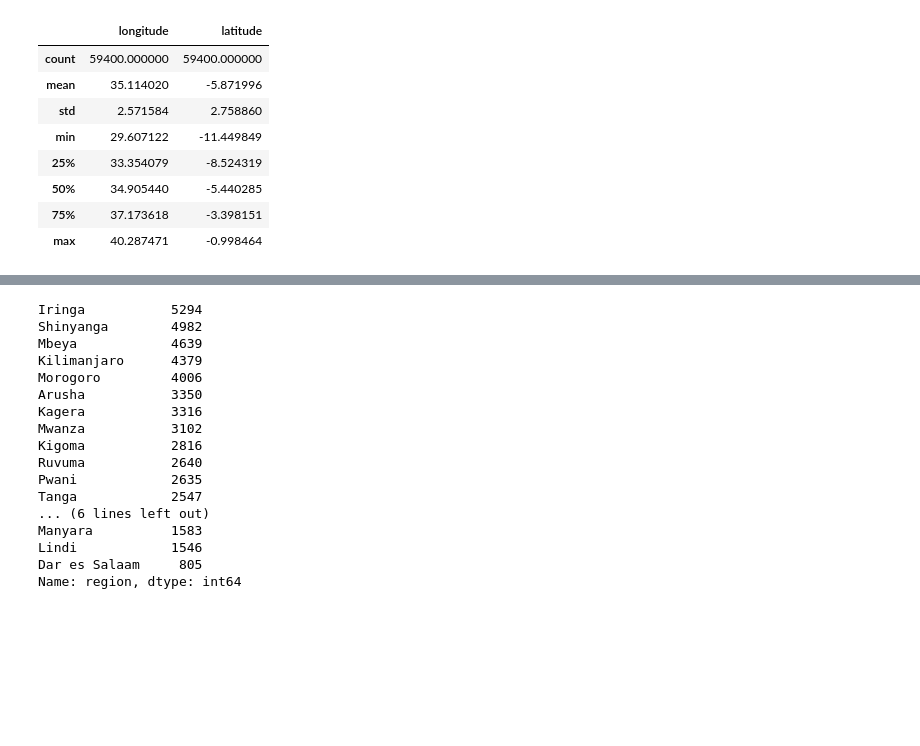
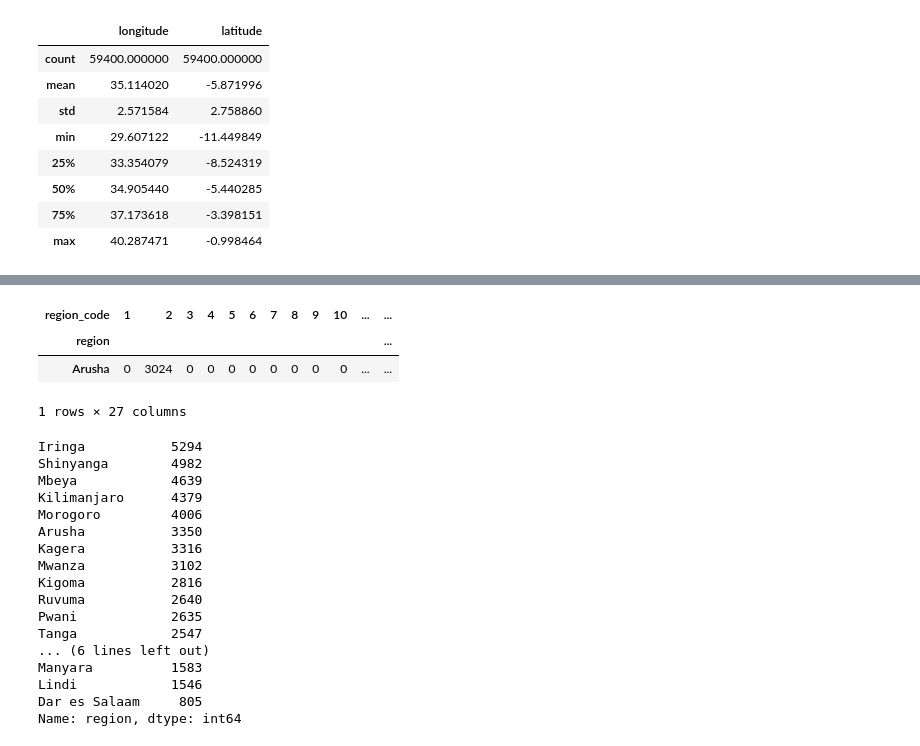
Before and after one commit to JannaW0402/Pump-it-Up, a Jupyter notebook: 869janna.ipynb, the cells around one changed output, grey strips where cells are left out. Cells and saved outputs as stored; diff of their text form; code cells hidden in the pictures; blank space fills up the shorter version.

```diff
--- a/869janna.ipynb
+++ b/869janna.ipynb
@@ -172,3 +126,12 @@ Name: region_code, dtype: int64
+# %%
+#Standerise
+df = Train.pivot_table('id','region','region_code',aggfunc='count').fillna(0).astype(int)
+df.iloc[0:1,0:27]
+# %% [output]
+| region_code | 1 | 2 | 3 | 4 | 5 | 6 | 7 | 8 | 9 | 10 | ... | ... |
+| region |  |  |  |  |  |  |  |  |  |  |  | ... |
+| Arusha | 0 | 3024 | 0 | 0 | 0 | 0 | 0 | 0 | 0 | 0 | ... | ... |
+1 rows × 27 columns
 # %%
 Train['region'].value_counts()
 # %% [output]
```
Also changed, not shown: parts of 3 cells of this notebook.
